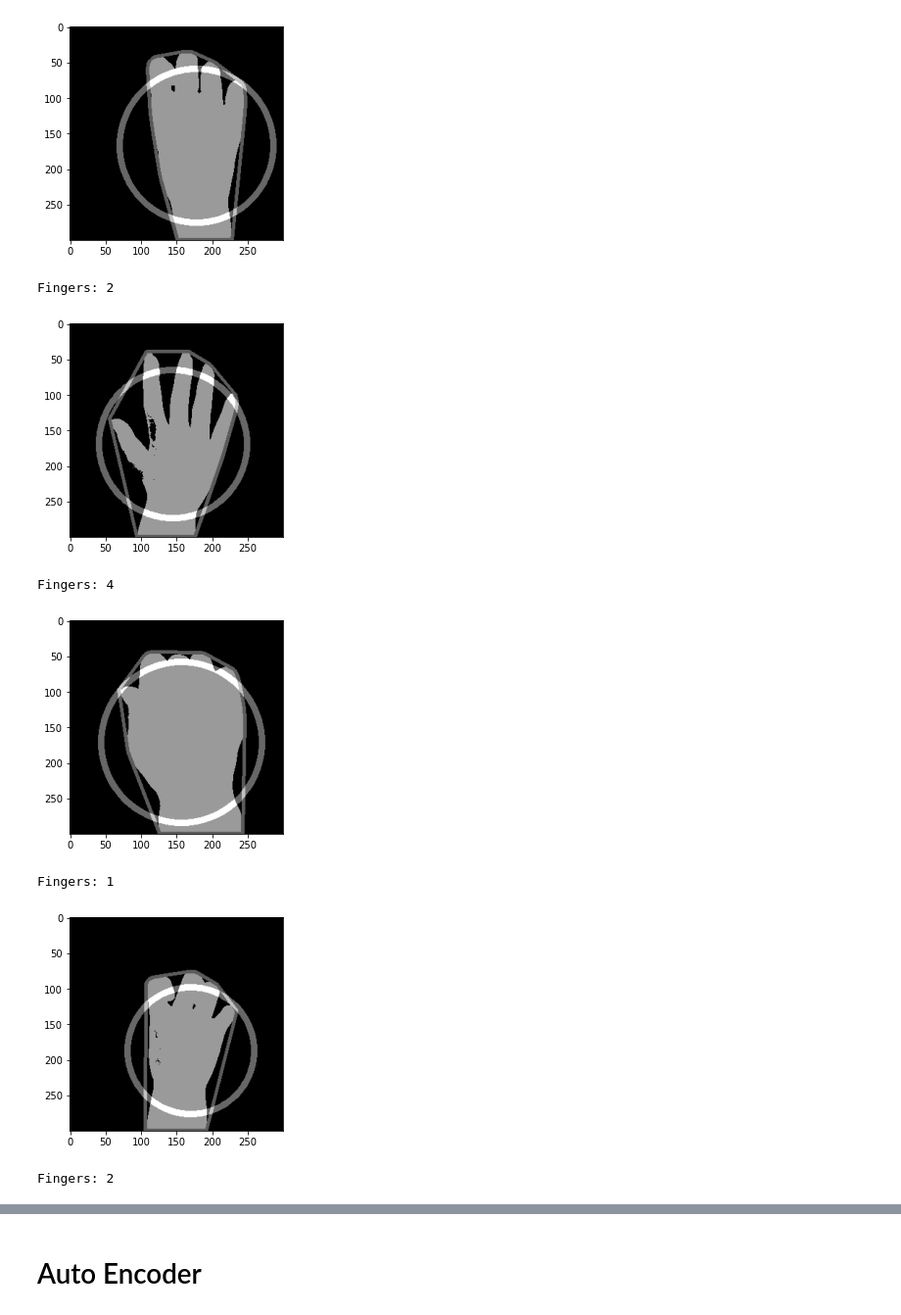
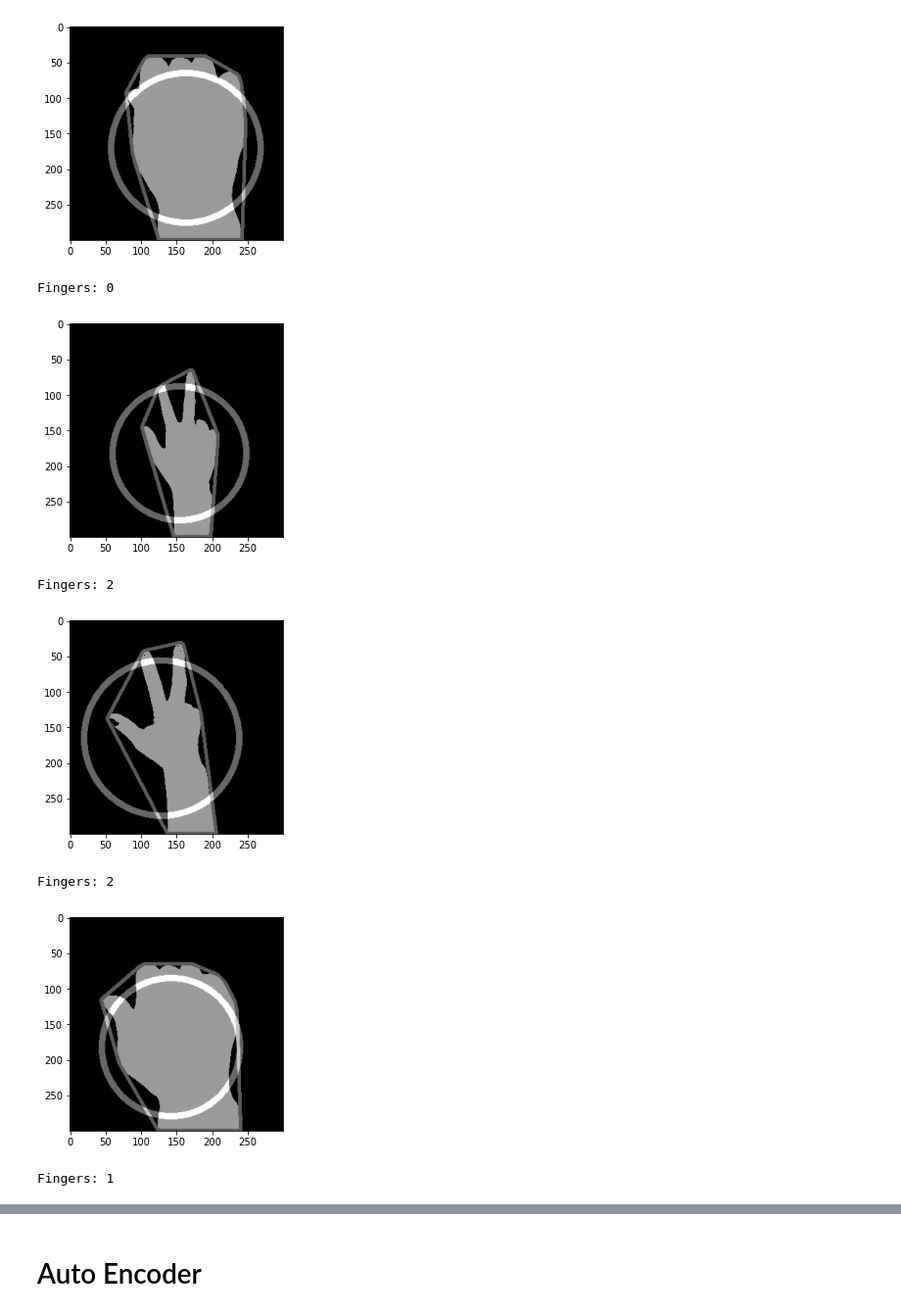
Before and after one commit to papa-ours/codeml-2021, a Jupyter notebook: challenge-6/challenge-6.ipynb, the cells around one changed output, grey strips where cells are left out. Shown at 98% size. Cells and saved outputs as stored; diff of their text form; code cells hidden in the pictures.

```diff
--- a/challenge-6/challenge-6.ipynb
+++ b/challenge-6/challenge-6.ipynb
@@ -66,6 +15,6 @@ plt.show()
 # %%
 
-def count_fingers(filename):
+def count_fingers(filename, debug=False):
 
     img = cv2.imread(filename)
 #     img = cv2.copyMakeBorder(img, 10, 10, 10, 10, cv2.BORDER_CONSTANT, None, value = (255, 255, 255))
@@ -78,43 +27,43 @@ def count_fingers(filename):
 
     con= sorted(cont,key=cv2.contourArea)[-1]
 
-    conv_hull= cv2.convexHull(con)
+    conv_hull = cv2.convexHull(con)
     cv2.drawContours(img, [conv_hull],-1,150,3)
 
 
-    top=np.array(conv_hull[conv_hull[:,:,1].argmin()][0])
-    bottom=np.array(conv_hull[conv_hull[:,:,1].argmax()][0])
-    left=np.array(conv_hull[conv_hull[:,:,0].argmin()][0])
-    right=np.array(conv_hull[conv_hull[:,:,0].argmax()][0])
-    cx=(left[0]+right[0])//2
-    cy=(top[1]+bottom[1])//2
+    top    = np.array(conv_hull[conv_hull[:,:,1].argmin()][0])
+    bottom = np.array(conv_hull[conv_hull[:,:,1].argmax()][0])
+    left   = np.array(conv_hull[conv_hull[:,:,0].argmin()][0])
+    right  = np.array(conv_hull[conv_hull[:,:,0].argmax()][0])
 
-#     dist=pairwise.euclidean_distances([left,right,bottom,top],[[cx,cy]])[0]
-    radi=int(0.4*np.linalg.norm(top-bottom))
+    center_x = (left[0]+right[0])//2
+    center_y = (top[1]+bottom[1])//2
 
-    circular_roi=np.zeros_like(img,dtype='uint8')
-    cv2.circle(circular_roi,(cx,cy),radi,255,8)
-    wighted=cv2.addWeighted(img.copy(),0.6,circular_roi,0.4,2)
+    radius = int(0.4*np.linalg.norm(top-bottom))
 
-    mask=cv2.bitwise_and(img2,img2,mask=circular_roi)
+    cicular_mask = np.zeros_like(img,dtype='uint8')
+    cv2.circle(cicular_mask, (center_x, center_y), radius, 255, 8)
 
-#     plt.imshow(cv2.addWeighted(img.copy(),0.6,circular_roi,0.4,2), cmap = "gray")
-#     plt.show()
+    fingers_map = cv2.bitwise_and(img2, cicular_mask)
 
-    con,hie=cv2.findContours(mask.copy(),cv2.RETR_EXTERNAL,cv2.CHAIN_APPROX_NONE)
+    if debug:
+        plt.imshow(cv2.addWeighted(img.copy(),0.6,cicular_mask,0.4,2), cmap = "gray")
+        plt.show()
+
+    con,hie=cv2.findContours(fingers_map,cv2.RETR_EXTERNAL,cv2.CHAIN_APPROX_NONE)
     count=0
     for cnt in con:
         area = cv2.contourArea(cnt)
 
         min_point = max(cnt.reshape((-1, 2))[:,1])
-        if area < 400 and area > 2.0 and (min_point < (cy + 10 )):
+        if area < 400 and area > 2.0 and (min_point < (center_y + 10 )):
             count+=1
 
     return count
 # %%
 
-for i in range(200, 300):
-    n_fingers = count_fingers(train_files[i])
+for i in range(0, 10):
+    n_fingers = count_fingers(train_files[i], debug=True)
 
     img = cv2.imread(train_files[i])
     img = cv2.cvtColor(img, cv2.COLOR_BGR2GRAY)
@@ -128,8 +77,8 @@ Fingers: 2
-[figure, old version]
+[figure, new version]
-Fingers: 2
+Fingers: 0
-[figure, old version]
+[figure, new version]
-Fingers: 4
+Fingers: 2
-[figure, old version]
+[figure, new version]
-Fingers: 1
+Fingers: 2
-[figure, old version]
+[figure, new version]
-Fingers: 2
+Fingers: 1
```
Also changed, not shown: parts of 8 cells of this notebook, 2 other files.
